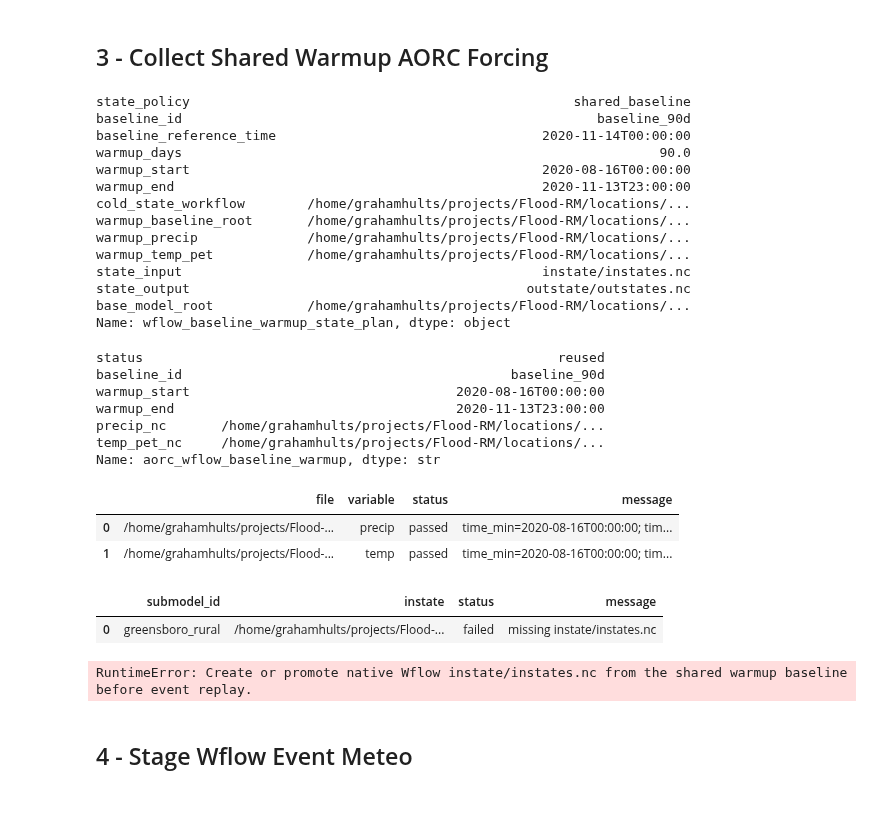
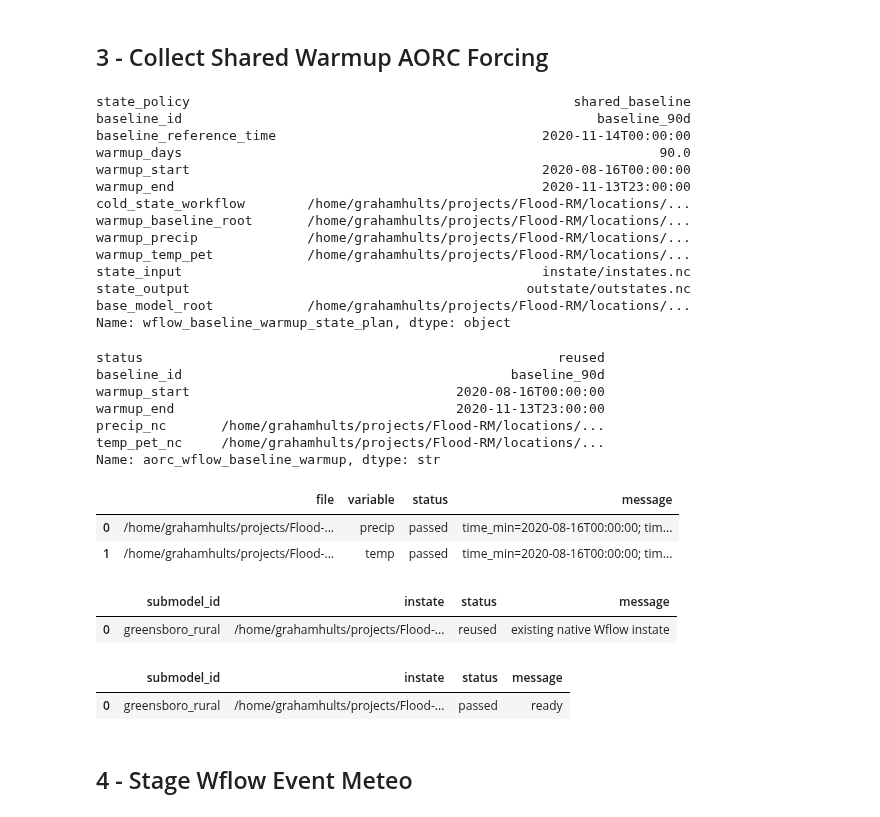
Before and after one commit to SusuXu-s-Lab/Flood-RM, a Jupyter notebook: locations/greensboro/02_flood/04/b_prepare_wflow_dynamic_handoff.ipynb, the cells around one changed output. Cells and saved outputs as stored; diff of their text form; code cells hidden in the pictures.

```diff
--- a/locations/greensboro/02_flood/04/b_prepare_wflow_dynamic_handoff.ipynb
+++ b/locations/greensboro/02_flood/04/b_prepare_wflow_dynamic_handoff.ipynb
@@ -137,38 +138,44 @@ display(warmup_forcing)
 if warmup_forcing["status"].eq("failed").any():
     raise RuntimeError("Collect the shared AORC warmup baseline before running dynamic Wflow handoff.")
 
+state_bootstrap = prepare_wflow_cold_instates(config, location_root, force=False)
+display(state_bootstrap)
+if not state_bootstrap.empty and state_bootstrap["status"].eq("failed").any():
+    raise RuntimeError("Create native Wflow instate/instates.nc before event replay.")
+
 instate_readiness = validate_wflow_instates(config, location_root, raise_on_error=False)
 display(instate_readiness)
 if not instate_readiness.empty and instate_readiness["status"].eq("failed").any():
     raise RuntimeError("Create or promote native Wflow instate/instates.nc from the shared warmup baseline before event replay.")
 # %% [output]
 state_policy                                                 shared_baseline
 baseline_id                                                     baseline_90d
 baseline_reference_time                                  2020-11-14T00:00:00
 warmup_days                                                             90.0
 warmup_start                                             2020-08-16T00:00:00
 warmup_end                                               2020-11-13T23:00:00
 cold_state_workflow        /home/grahamhults/projects/Flood-RM/locations/...
 warmup_baseline_root       /home/grahamhults/projects/Flood-RM/locations/...
 warmup_precip              /home/grahamhults/projects/Flood-RM/locations/...
 warmup_temp_pet            /home/grahamhults/projects/Flood-RM/locations/...
 state_input                                              instate/instates.nc
 state_output                                           outstate/outstates.nc
 base_model_root            /home/grahamhults/projects/Flood-RM/locations/...
 Name: wflow_baseline_warmup_state_plan, dtype: object
 status                                                     reused
 baseline_id                                          baseline_90d
 warmup_start                                  2020-08-16T00:00:00
 warmup_end                                    2020-11-13T23:00:00
 precip_nc       /home/grahamhults/projects/Flood-RM/locations/...
 temp_pet_nc     /home/grahamhults/projects/Flood-RM/locations/...
 Name: aorc_wflow_baseline_warmup, dtype: str
 |  | file | variable | status | message |
 | 0 | /home/grahamhults/projects/Flood-... | precip | passed | time_min=2020-08-16T00:00:00; tim... |
 | 1 | /home/grahamhults/projects/Flood-... | temp | passed | time_min=2020-08-16T00:00:00; tim... |
 |  | submodel_id | instate | status | message |
-| 0 | greensboro_rural | /home/grahamhults/projects/Flood-... | failed | missing instate/instates.nc |
+| 0 | greensboro_rural | /home/grahamhults/projects/Flood-... | reused | existing native Wflow instate |
-RuntimeError: Create or promote native Wflow instate/instates.nc from the shared warmup baseline before event replay.
+|  | submodel_id | instate | status | message |
+| 0 | greensboro_rural | /home/grahamhults/projects/Flood-... | passed | ready |
 # %% [markdown]
 ## 4 - Stage Wflow Event Meteo
 # %%
```
Also changed, not shown: parts of 2 cells of this notebook, 31 other files.
